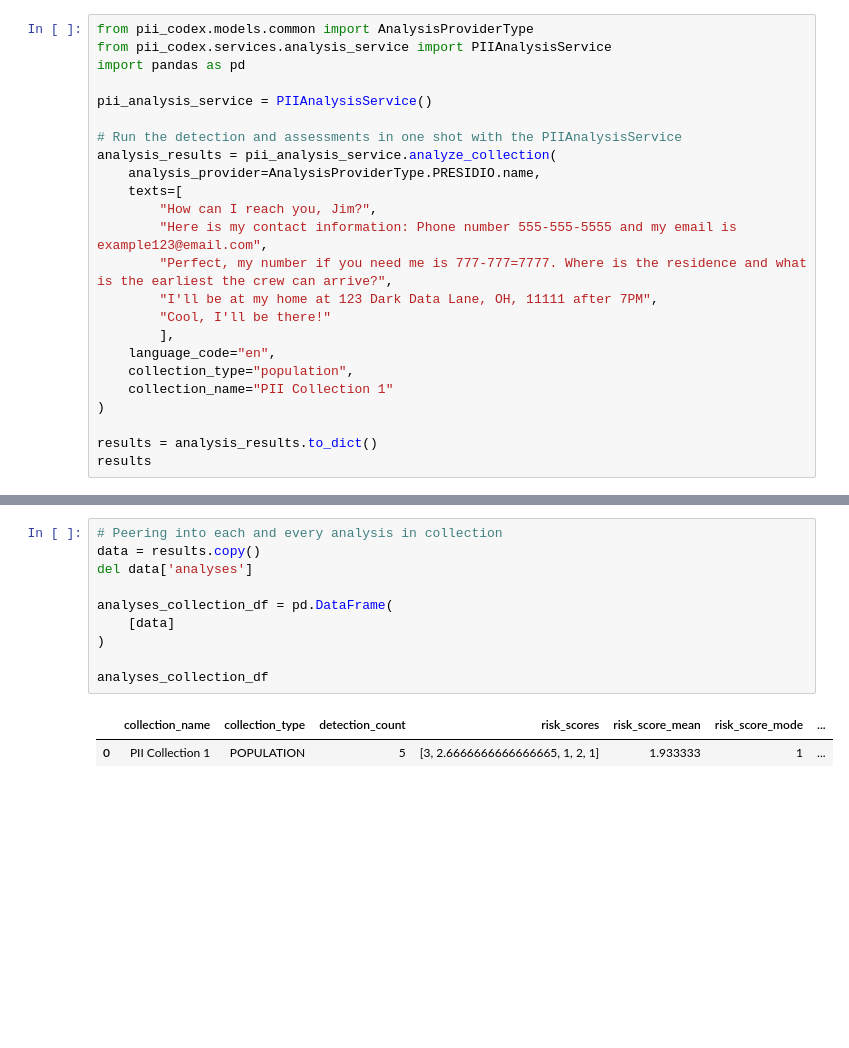
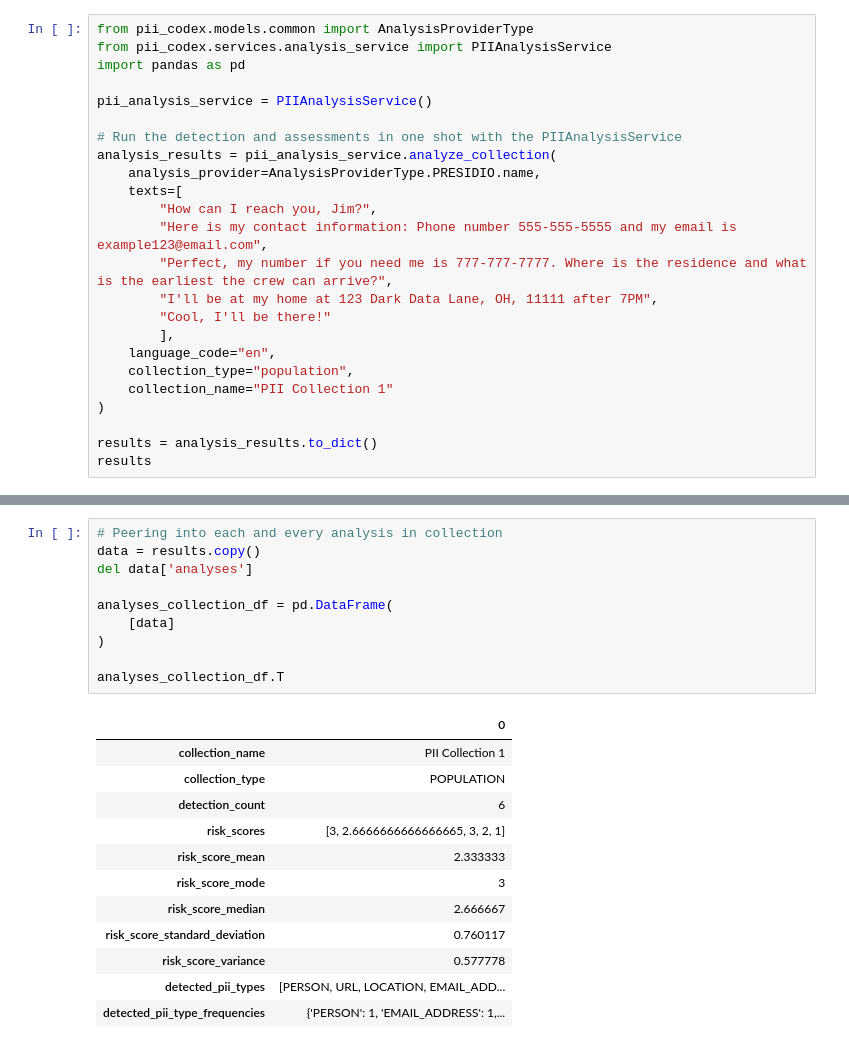
Before and after one commit to EdyVision/pii-codex, a Jupyter notebook: notebooks/pii-analysis-ms-presidio.ipynb, the cells around one changed output, grey strips where cells are left out. Drawn from its saved outputs; the diff is of its cells as text; blank space fills up the shorter version.

```diff
--- a/notebooks/pii-analysis-ms-presidio.ipynb
+++ b/notebooks/pii-analysis-ms-presidio.ipynb
@@ -16,7 +16,7 @@ analysis_results = pii_analysis_service.analyze_collection(
     texts=[
         "How can I reach you, Jim?",
         "Here is my contact information: Phone number 555-555-5555 and my email is example123@email.com",
-        "Perfect, my number if you need me is 777-777=7777. Where is the residence and what is the earliest the crew can arrive?",
+        "Perfect, my number if you need me is 777-777-7777. Where is the residence and what is the earliest the crew can arrive?",
         "I'll be at my home at 123 Dark Data Lane, OH, 11111 after 7PM",
         "Cool, I'll be there!"
         ],
@@ -48,13 +48,23 @@ results
 # %%
 # Peering into each and every analysis in collection
 data = results.copy()
 del data['analyses']
 
 analyses_collection_df = pd.DataFrame(
     [data]
 )
 
-analyses_collection_df
+analyses_collection_df.T
 # %% [output]
-|  | collection_name | collection_type | detection_count | risk_scores | risk_score_mean | risk_score_mode | ... |
-| 0 | PII Collection 1 | POPULATION | 5 | [3, 2.6666666666666665, 1, 2, 1] | 1.933333 | 1 | ... |
+|  | 0 |
+| collection_name | PII Collection 1 |
+| collection_type | POPULATION |
+| detection_count | 6 |
+| risk_scores | [3, 2.6666666666666665, 3, 2, 1] |
+| risk_score_mean | 2.333333 |
+| risk_score_mode | 3 |
+| risk_score_median | 2.666667 |
+| risk_score_standard_deviation | 0.760117 |
+| risk_score_variance | 0.577778 |
+| detected_pii_types | [PERSON, URL, LOCATION, EMAIL_ADD... |
+| detected_pii_type_frequencies | {'PERSON': 1, 'EMAIL_ADDRESS': 1,... |
```
Also changed, not shown: parts of 7 cells of this notebook, 1 other file.
